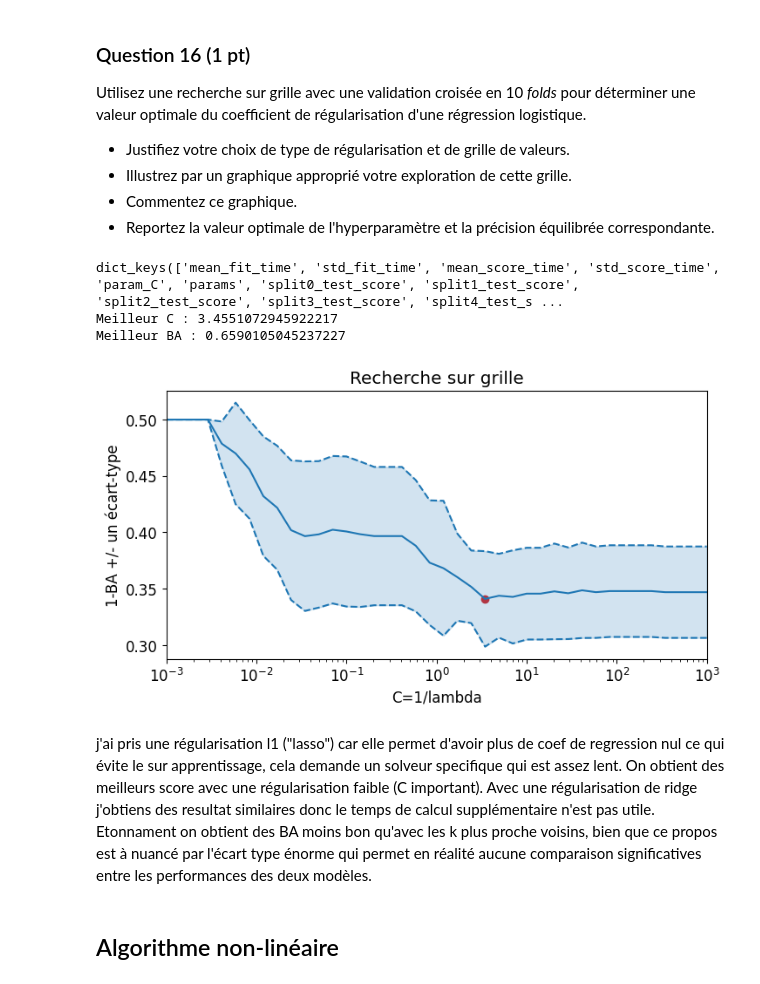
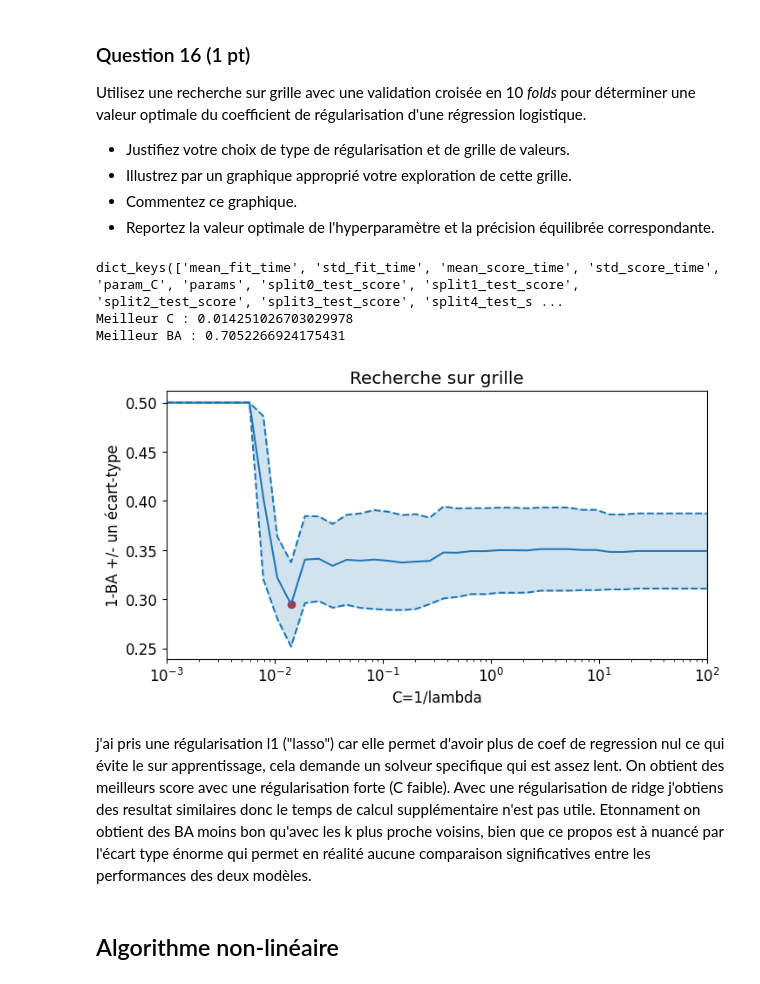
Before and after one commit to simonlamaze/ProjetSDD, a Jupyter notebook: Projet.ipynb, the cells around one changed output. Saved outputs shown, nothing was run; the diff lists cells and outputs as text; code cells hidden in the pictures.

```diff
--- a/Projet.ipynb
+++ b/Projet.ipynb
@@ -242,9 +242,12 @@ from sklearn.neighbors import KNeighborsClassifier
 from sklearn.metrics import balanced_accuracy_score
 X = np.array(df_train_risk_vs_norisk.drop(columns=['Risque']))
 Y = np.array(df_train_risk_vs_norisk['Risque'])
+
+std_scale = preprocessing.StandardScaler().fit(X)
+X = std_scale.transform(X)
+
 neigh = KNeighborsClassifier(n_neighbors=1)
 neigh.fit(X, Y)
-
 
 
 y_pred = neigh.predict(X)
@@ -276,7 +279,7 @@ kf = model_selection.KFold(n_splits=10, shuffle=True, random_state=67)
 
 
 # Définir la grille de valeurs de l'hyperparamètre k
-ks = np.arange(1, 50)
+ks = np.arange(1,200)
 
 # Définir le modèle à évaluer
 K = KNeighborsClassifier()
@@ -336,7 +339,7 @@ Utilisez une recherche sur grille avec une validation croisée en 10 _folds_ pou
 # %%
 from sklearn import linear_model
 # Définir la grille de valeurs de l'hyperparamètre alpha
-C = np.logspace(-3, 3, 40)
+C = np.logspace(-3, 2, 40)
 
 # Définir le modèle à tester
 log = linear_model.LogisticRegression(penalty='l1',solver ='liblinear', max_iter=5000, )
@@ -350,38 +353,38 @@ gridlog = model_selection.GridSearchCV(log, {'C': C},
 gridlog.fit(X, Y)
 
 plt.figure(figsize=(8, 4))
 
 erreur = 1-gridlog.cv_results_['mean_test_score']
 std_error = gridlog.cv_results_['std_test_score']
 print(gridlog.cv_results_.keys())
 plt.semilogx(gridlog.cv_results_['param_C'], erreur,
               color='tab:blue')
 plt.semilogx(gridlog.cv_results_['param_C'], erreur + std_error,
              color='tab:blue', linestyle='dashed')
 plt.semilogx(gridlog.cv_results_['param_C'], erreur - std_error,
              color='tab:blue', linestyle='dashed')
 plt.scatter(gridlog.best_params_['C'], 1-gridlog.best_score_,
            color='tab:red', label='param_C optimale')
 # colorer l'espace entre les courbes représentant les écarts-types
 plt.fill_between(gridlog.cv_results_['param_C'], (erreur + std_error), (erreur - std_error),
                  color='tab:blue',
                  alpha=0.2, # contrôle la transparence
                 )
 
 # Mise en forme
 plt.xlabel("C=1/lambda")
 plt.ylabel("1-BA +/- un écart-type")
 plt.xlim([C[0], C[-1]])
 plt.title("Recherche sur grille")
 print(f"Meilleur C : {gridlog.best_params_['C']}")
 print(f"Meilleur BA : {gridlog.best_score_}")
 # %% [output]
 dict_keys(['mean_fit_time', 'std_fit_time', 'mean_score_time', 'std_score_time', 'param_C', 'params', 'split0_test_score', 'split1_test_score', 'split2_test_score', 'split3_test_score', 'split4_test_s ...
-Meilleur C : 3.4551072945922217
-Meilleur BA : 0.6590105045237227
+Meilleur C : 0.014251026703029978
+Meilleur BA : 0.7052266924175431
-[figure, old version]
+[figure, new version]
 # %% [markdown]
-j'ai pris une régularisation l1 ("lasso") car elle permet d'avoir plus de coef de regression nul ce qui évite le sur apprentissage, cela demande un solveur specifique qui est assez lent. On obtient des meilleurs score avec une régularisation faible (C important). Avec une régularisation de ridge j'obtiens des resultat similaires donc le temps de calcul supplémentaire n'est pas utile. Etonnament on obtient des BA  moins bon qu'avec les k plus proche voisins, bien que ce propos est à nuancé par l'écart type énorme qui permet en réalité aucune comparaison significatives entre les performances des deux modèles.
+j'ai pris une régularisation l1 ("lasso") car elle permet d'avoir plus de coef de regression nul ce qui évite le sur apprentissage, cela demande un solveur specifique qui est assez lent. On obtient des meilleurs score avec une régularisation forte (C faible). Avec une régularisation de ridge j'obtiens des resultat similaires donc le temps de calcul supplémentaire n'est pas utile. Etonnament on obtient des BA  moins bon qu'avec les k plus proche voisins, bien que ce propos est à nuancé par l'écart type énorme qui permet en réalité aucune comparaison significatives entre les performances des deux modèles.
 # %% [markdown]
 ## Algorithme non-linéaire
 # %% [markdown]
```
Also changed, not shown: parts of 5 cells of this notebook.
